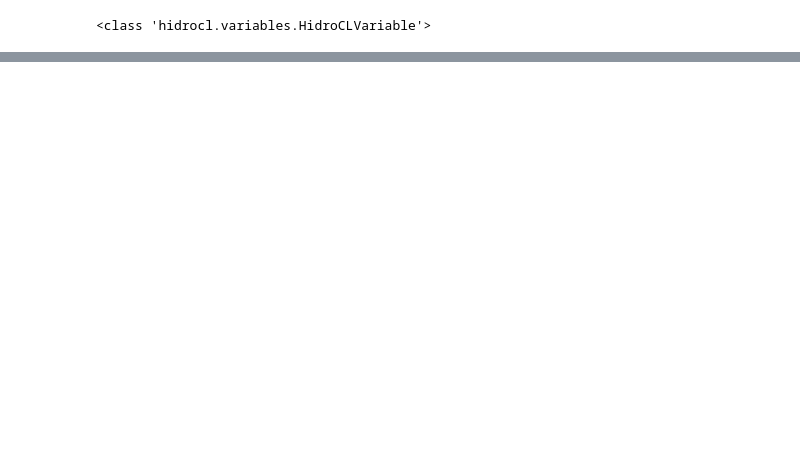
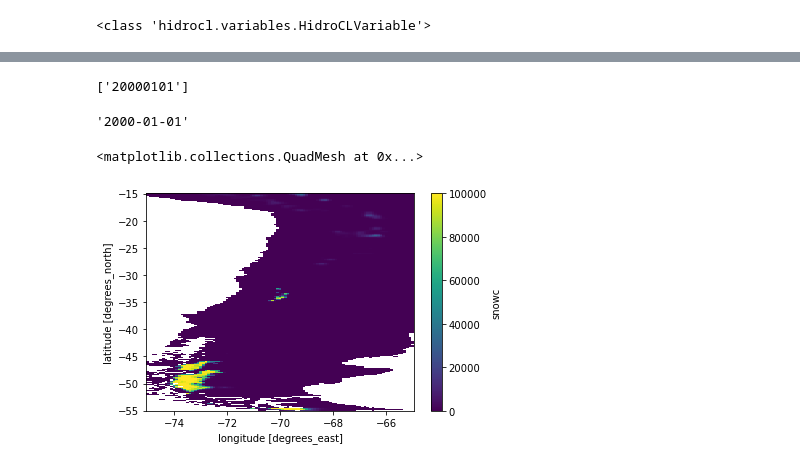
Before and after one commit to MeteorologiaUV/HidroCL-OOP, a Jupyter notebook: local_tests.ipynb, the cells around one changed output, grey strips where cells are left out. Cells and saved outputs as stored; diff of their text form; code cells hidden in the pictures; blank space fills up the shorter version.

```diff
--- a/local_tests.ipynb
+++ b/local_tests.ipynb
@@ -243,0 +83,3 @@ Time elapsed for A2022113: 84 seconds
+# %%
+da = da.mean(dim='time')
+da.rio.write_nodata(-32767, inplace=True)
@@ -243,0 +129,4 @@ Time elapsed for A2022113: 84 seconds
+# %%
+[value.split("_")[1].split(".")[0] for value in product_files]
+# %% [output]
+['20000101']
@@ -243,0 +135,34 @@ Time elapsed for A2022113: 84 seconds
+# %%
+datetime.strptime('20000101', '%Y%m%d').strftime('%Y-%m-%d')
+# %% [output]
+'2000-01-01'
+# %%
+def load_era5(file, var, reducer='mean'):
+    """
+    Load .nc files from ERA5 product
+
+    Args:
+        file (str): file path
+        var (str): variable to extract
+        reducer (str): reducer to use
+
+    Returns:
+        xarray.DataArray: xarray.DataArray with the variable
+    """
+
+
+    da = xarray.open_dataset(file, mask_and_scale=True)
+    da = da[var]
+    match reducer:
+        case 'mean':
+            da = da.mean(dim='time')
+        case 'sum':
+            da = da.sum(dim='time')
+        case _:
+            raise ValueError("Reducer not supported")
+    match var:
+        case 't2m':
+            da = da - 273.15
+        case _:
+            pass
+    return da
@@ -243,0 +171,5 @@ Time elapsed for A2022113: 84 seconds
+# %%
+(load_era5(file, "snowc", "mean")*1000).plot.pcolormesh()
+# %% [output]
+<matplotlib.collections.QuadMesh at 0x...>
+[figure, added]
```
Also changed, not shown: parts of 187 cells of this notebook, 7 other files.
